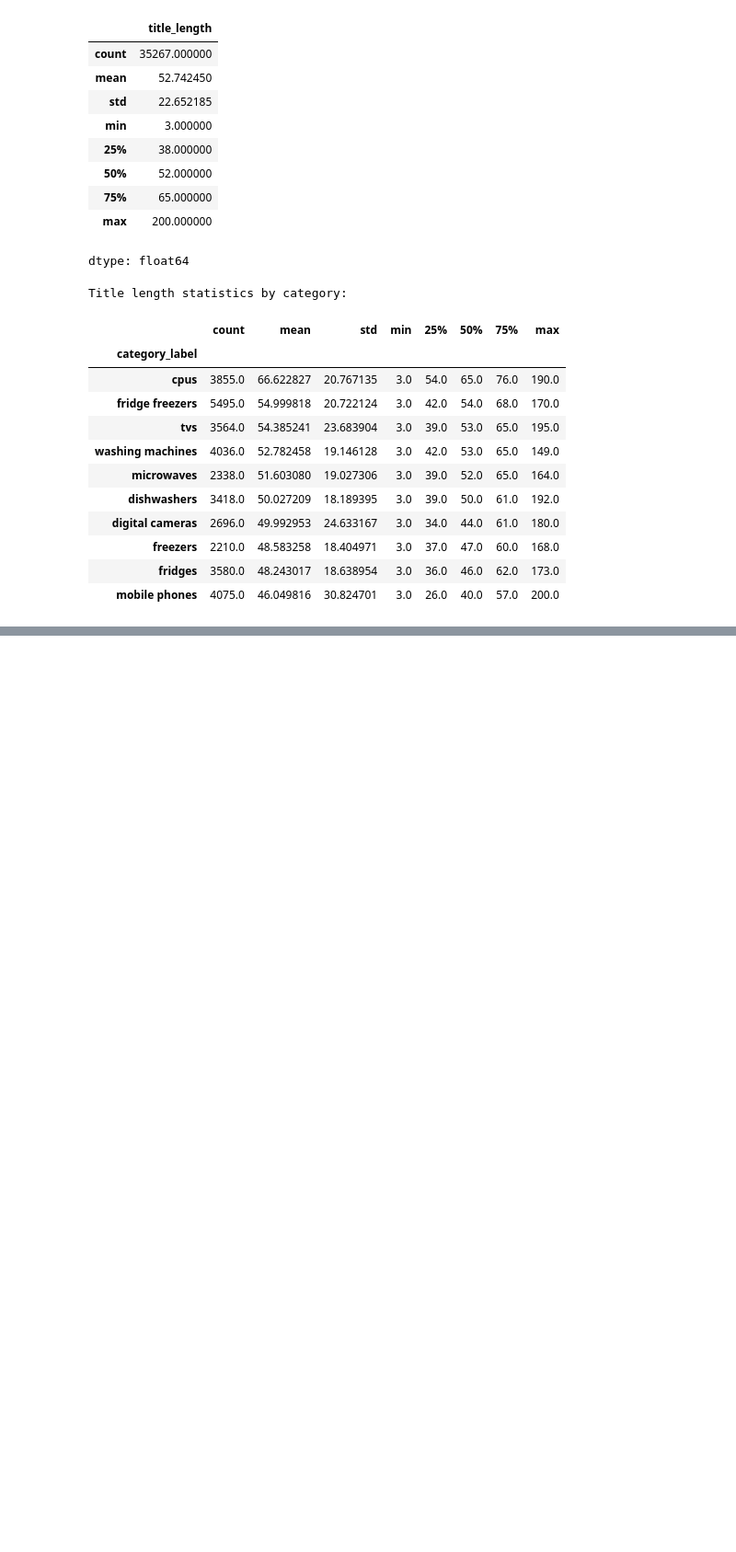
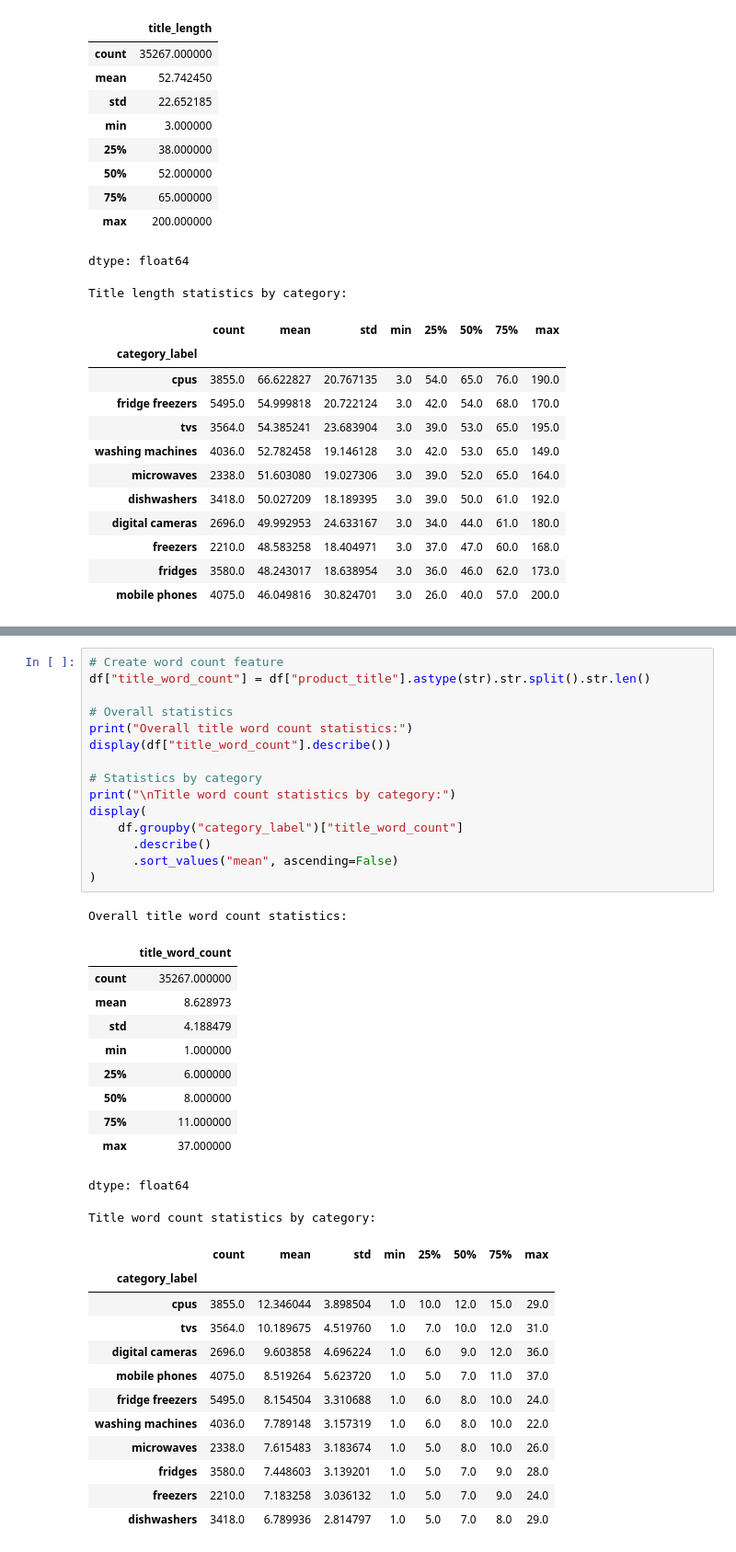
Before and after one commit to rakosdonja/product-category-classifier, a Jupyter notebook: notebooks/01_product_category_eda.ipynb, the cells around one changed output, grey strips where cells are left out. Shown at 92% size. Drawn from its saved outputs; the diff is of its cells as text; blank space fills up the shorter version.

Commit message:
Add text EDA: product title word count analysis

```diff
--- a/notebooks/01_product_category_eda.ipynb
+++ b/notebooks/01_product_category_eda.ipynb
@@ -313,0 +319,40 @@ Title length statistics by category:
+# %%
+# Create word count feature
+df["title_word_count"] = df["product_title"].astype(str).str.split().str.len()
+
+# Overall statistics
+print("Overall title word count statistics:")
+display(df["title_word_count"].describe())
+
+# Statistics by category
+print("\nTitle word count statistics by category:")
+display(
+    df.groupby("category_label")["title_word_count"]
+      .describe()
+      .sort_values("mean", ascending=False)
+)
+# %% [output]
+Overall title word count statistics:
+|  | title_word_count |
+| count | 35267.000000 |
+| mean | 8.628973 |
+| std | 4.188479 |
+| min | 1.000000 |
+| 25% | 6.000000 |
+| 50% | 8.000000 |
+| 75% | 11.000000 |
+| max | 37.000000 |
+dtype: float64
+Title word count statistics by category:
+|  | count | mean | std | min | 25% | 50% | 75% | max |
+| category_label |  |  |  |  |  |  |  |  |
+| cpus | 3855.0 | 12.346044 | 3.898504 | 1.0 | 10.0 | 12.0 | 15.0 | 29.0 |
+| tvs | 3564.0 | 10.189675 | 4.519760 | 1.0 | 7.0 | 10.0 | 12.0 | 31.0 |
+| digital cameras | 2696.0 | 9.603858 | 4.696224 | 1.0 | 6.0 | 9.0 | 12.0 | 36.0 |
+| mobile phones | 4075.0 | 8.519264 | 5.623720 | 1.0 | 5.0 | 7.0 | 11.0 | 37.0 |
+| fridge freezers | 5495.0 | 8.154504 | 3.310688 | 1.0 | 6.0 | 8.0 | 10.0 | 24.0 |
+| washing machines | 4036.0 | 7.789148 | 3.157319 | 1.0 | 6.0 | 8.0 | 10.0 | 22.0 |
+| microwaves | 2338.0 | 7.615483 | 3.183674 | 1.0 | 5.0 | 8.0 | 10.0 | 26.0 |
+| fridges | 3580.0 | 7.448603 | 3.139201 | 1.0 | 5.0 | 7.0 | 9.0 | 28.0 |
+| freezers | 2210.0 | 7.183258 | 3.036132 | 1.0 | 5.0 | 7.0 | 9.0 | 24.0 |
+| dishwashers | 3418.0 | 6.789936 | 2.814797 | 1.0 | 5.0 | 7.0 | 8.0 | 29.0 |
```
Also changed, not shown: parts of 2 cells of this notebook.
